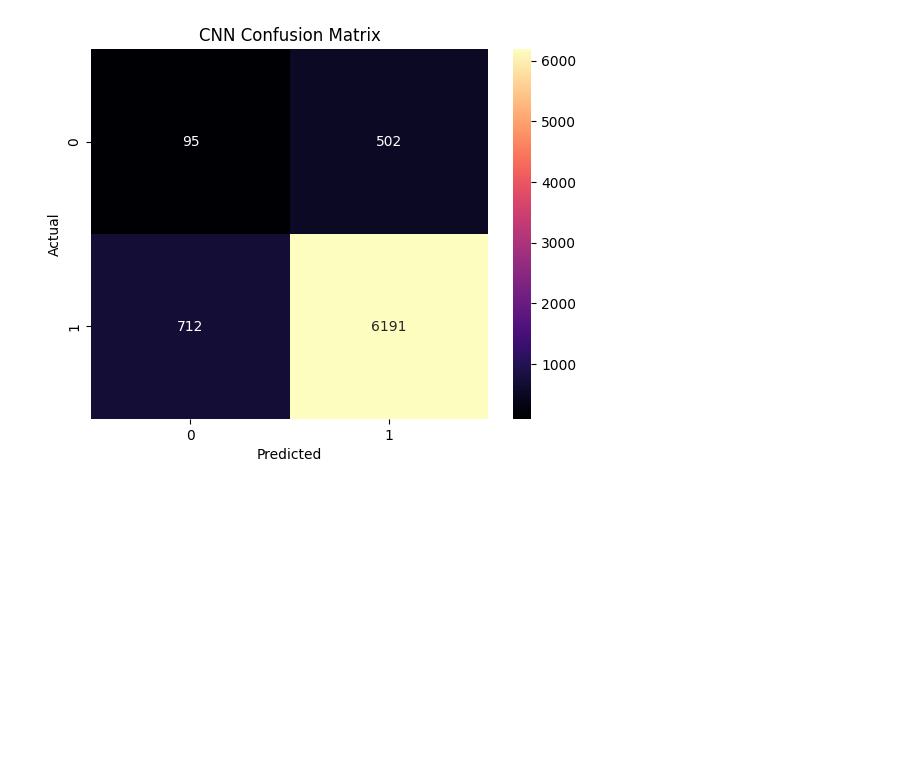
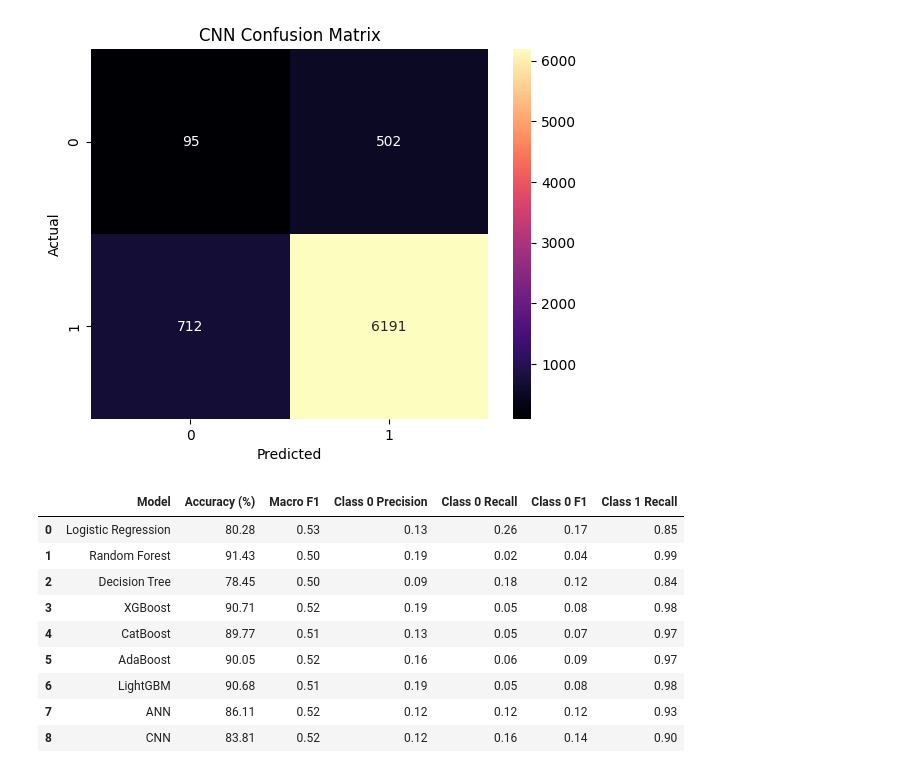
Before and after one commit to samifahim07/PsychWell-Predictive-Modeling, a Jupyter notebook: mental_health.ipynb, the cells around one changed output. Cells and saved outputs as stored; diff of their text form; code cells hidden in the pictures; blank space fills up the shorter version.

Commit message:
Add model comparison table with performance metrics to mental health analysis notebook

```diff
--- a/mental_health.ipynb
+++ b/mental_health.ipynb
@@ -1284,3 +1284,102 @@ Accuracy Score: 83.81333333333333
    macro avg       0.52      0.53      0.52      7500
 weighted avg       0.86      0.84      0.85      7500
 [figure]
+# %%
+model_comparison = pd.DataFrame({
+    "Model": [
+        "Logistic Regression",
+        "Random Forest",
+        "Decision Tree",
+        "XGBoost",
+        "CatBoost",
+        "AdaBoost",
+        "LightGBM",
+        "ANN",
+        "CNN"
+    ],
+
+    "Accuracy (%)": [
+        80.28,
+        91.43,
+        78.45,
+        90.71,
+        89.77,
+        90.05,
+        90.68,
+        86.11,
+        83.81
+    ],
+
+    "Macro F1": [
+        0.53,
+        0.50,
+        0.50,
+        0.52,
+        0.51,
+        0.52,
+        0.51,
+        0.52,
+        0.52
+    ],
+
+    "Class 0 Precision": [
+        0.13,
+        0.19,
+        0.09,
+        0.19,
+        0.13,
+        0.16,
+        0.19,
+        0.12,
+        0.12
+    ],
+
+    "Class 0 Recall": [
+        0.26,
+        0.02,
+        0.18,
+        0.05,
+        0.05,
+        0.06,
+        0.05,
+        0.12,
+        0.16
+    ],
+
+    "Class 0 F1": [
+        0.17,
+        0.04,
+        0.12,
+        0.08,
+        0.07,
+        0.09,
+        0.08,
+        0.12,
+        0.14
+    ],
+
+    "Class 1 Recall": [
+        0.85,
+        0.99,
+        0.84,
+        0.98,
+        0.97,
+        0.97,
+        0.98,
+        0.93,
+        0.90
+    ]
+})
+
+model_comparison
+# %% [output]
+|  | Model | Accuracy (%) | Macro F1 | Class 0 Precision | Class 0 Recall | Class 0 F1 | Class 1 Recall |
+| 0 | Logistic Regression | 80.28 | 0.53 | 0.13 | 0.26 | 0.17 | 0.85 |
+| 1 | Random Forest | 91.43 | 0.50 | 0.19 | 0.02 | 0.04 | 0.99 |
+| 2 | Decision Tree | 78.45 | 0.50 | 0.09 | 0.18 | 0.12 | 0.84 |
+| 3 | XGBoost | 90.71 | 0.52 | 0.19 | 0.05 | 0.08 | 0.98 |
+| 4 | CatBoost | 89.77 | 0.51 | 0.13 | 0.05 | 0.07 | 0.97 |
+| 5 | AdaBoost | 90.05 | 0.52 | 0.16 | 0.06 | 0.09 | 0.97 |
+| 6 | LightGBM | 90.68 | 0.51 | 0.19 | 0.05 | 0.08 | 0.98 |
+| 7 | ANN | 86.11 | 0.52 | 0.12 | 0.12 | 0.12 | 0.93 |
+| 8 | CNN | 83.81 | 0.52 | 0.12 | 0.16 | 0.14 | 0.90 |
```
